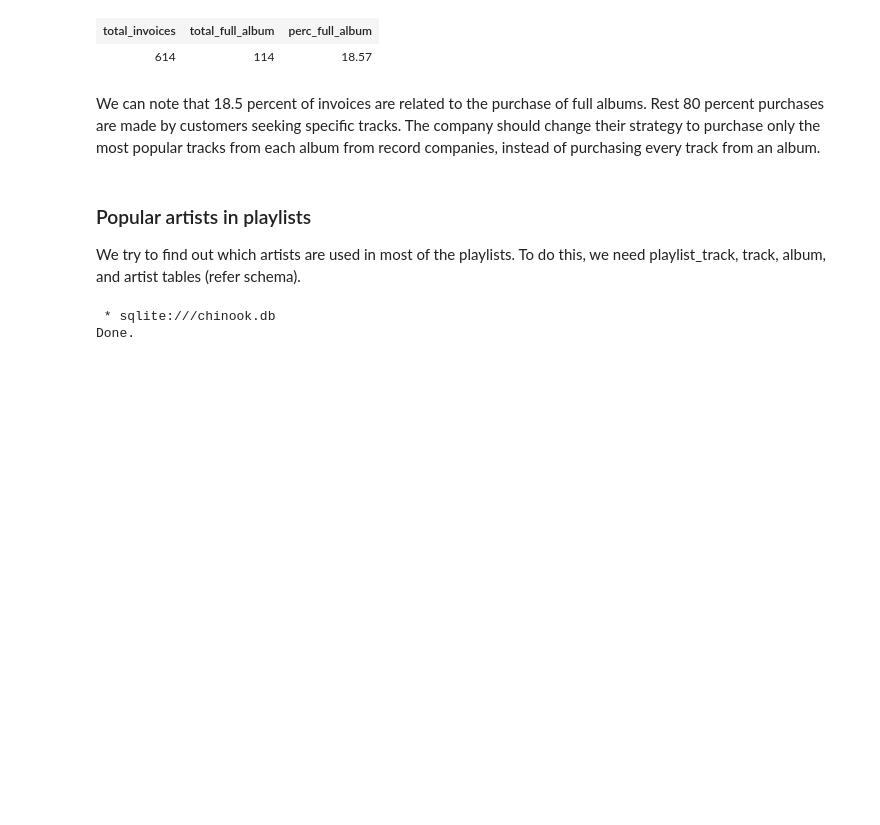
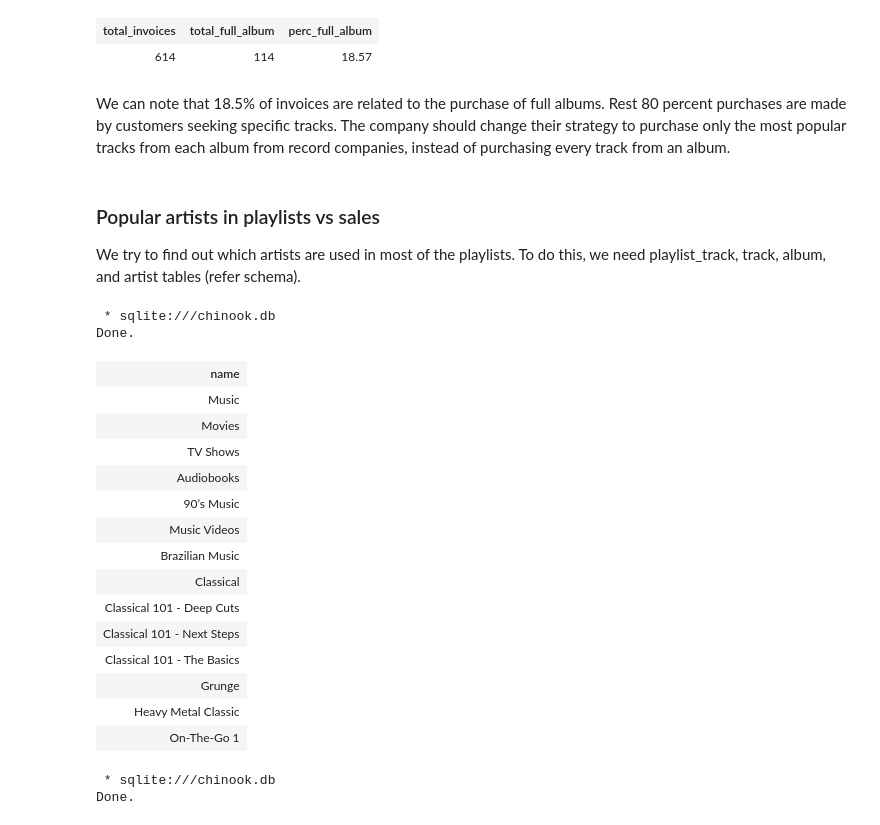
Before and after one commit to bhvya1505/Fictional-Music-Store-Sales-Data, a Jupyter notebook: Basics.ipynb, the cells around one changed output. Saved outputs shown, nothing was run; the diff lists cells and outputs as text; code cells hidden in the pictures; blank space fills up the shorter version.

```diff
--- a/Basics.ipynb
+++ b/Basics.ipynb
@@ -434,11 +434,33 @@ Done.
 | total_invoices | total_full_album | perc_full_album |
 | 614 | 114 | 18.57 |
 # %% [markdown]
-We can note that 18.5 percent of invoices are related to the purchase of full albums. Rest 80 percent purchases are made by customers seeking specific tracks. The company should change their strategy to  purchase only the most popular tracks from each album from record companies, instead of purchasing every track from an album.
+We can note that 18.5% of invoices are related to the purchase of full albums. Rest 80 percent purchases are made by customers seeking specific tracks. The company should change their strategy to  purchase only the most popular tracks from each album from record companies, instead of purchasing every track from an album.
 # %% [markdown]
-### Popular artists in playlists
+### Popular artists in playlists vs sales
 We try to find out which artists are used in most of the playlists.
 To do this, we need playlist_track, track, album, and artist tables (refer schema).
+# %%
+%%sql
+SELECT DISTINCT name
+FROM playlist;
+# %% [output]
+ * sqlite:///chinook.db
+Done.
+| name |
+| Music |
+| Movies |
+| TV Shows |
+| Audiobooks |
+| 90’s Music |
+| Music Videos |
+| Brazilian Music |
+| Classical |
+| Classical 101 - Deep Cuts |
+| Classical 101 - Next Steps |
+| Classical 101 - The Basics |
+| Grunge |
+| Heavy Metal Classic |
+| On-The-Go 1 |
 # %%
 %%sql
 WITH pop_album AS
```
Also changed, not shown: parts of 7 cells of this notebook.
